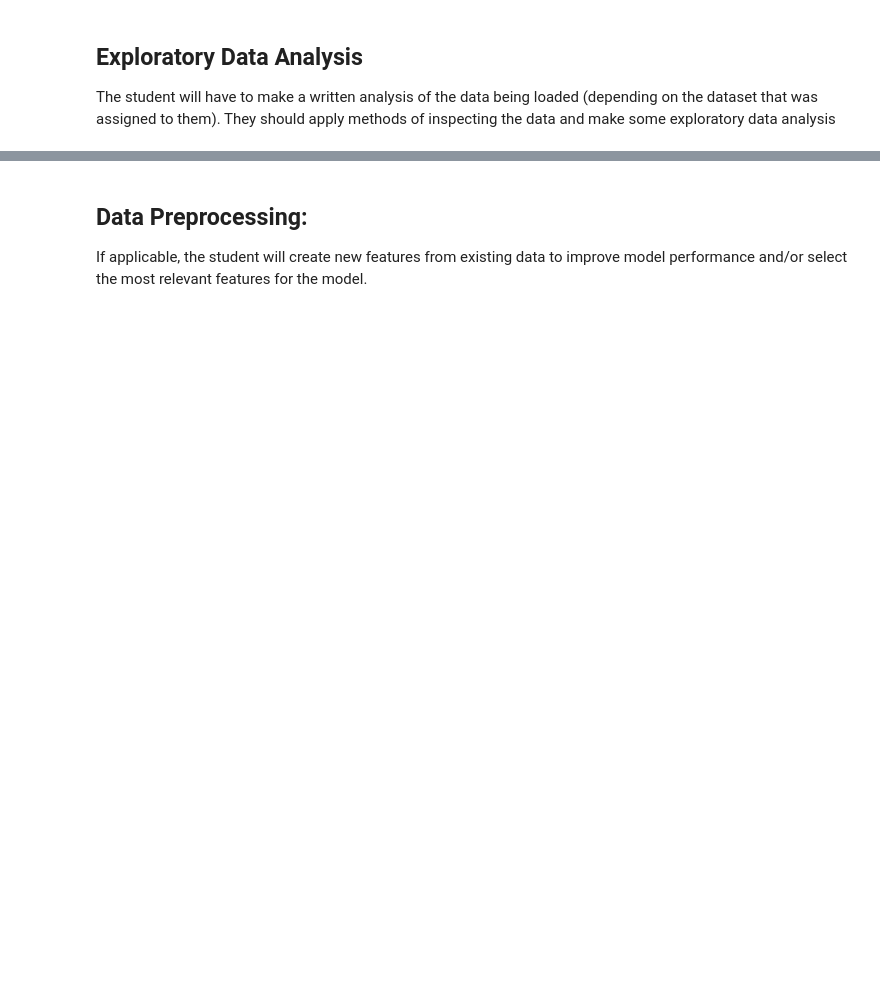
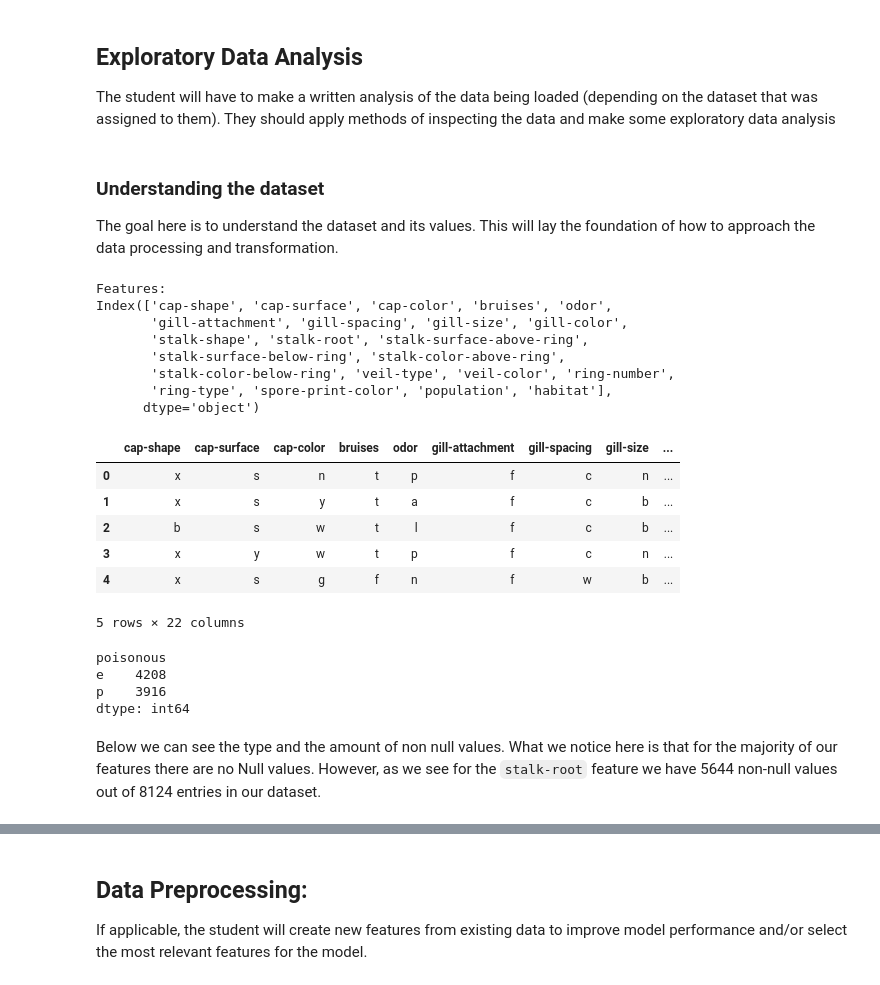
Before and after one commit to Tietgen-ITU/applied-artificial-intelligence, a Jupyter notebook: exam/assignment-01/First_assignment_dataset_3.ipynb, the cells around one changed output, grey strips where cells are left out. Cells and saved outputs as stored; diff of their text form; code cells hidden in the pictures; blank space fills up the shorter version.

```diff
--- a/exam/assignment-01/First_assignment_dataset_3.ipynb
+++ b/exam/assignment-01/First_assignment_dataset_3.ipynb
@@ -32,3 +54,37 @@ print(mushrooms.variables)
 ## **Exploratory Data Analysis**
 
 The student will have to make a written analysis of the data being loaded (depending on the dataset that was assigned to them). They should apply methods of inspecting the data and make some exploratory data analysis
+# %% [markdown]
+### Understanding the dataset
+
+The goal here is to understand the dataset and its values. This will lay the foundation of how to approach the data processing and transformation.
+# %%
+print("Features:")
+print(X.columns)
+X.head()
+# %% [output]
+Features:
+Index(['cap-shape', 'cap-surface', 'cap-color', 'bruises', 'odor',
+       'gill-attachment', 'gill-spacing', 'gill-size', 'gill-color',
+       'stalk-shape', 'stalk-root', 'stalk-surface-above-ring',
+       'stalk-surface-below-ring', 'stalk-color-above-ring',
+       'stalk-color-below-ring', 'veil-type', 'veil-color', 'ring-number',
+       'ring-type', 'spore-print-color', 'population', 'habitat'],
+      dtype='object')
+|  | cap-shape | cap-surface | cap-color | bruises | odor | gill-attachment | gill-spacing | gill-size | ... |
+| 0 | x | s | n | t | p | f | c | n | ... |
+| 1 | x | s | y | t | a | f | c | b | ... |
+| 2 | b | s | w | t | l | f | c | b | ... |
+| 3 | x | y | w | t | p | f | c | n | ... |
+| 4 | x | s | g | f | n | f | w | b | ... |
+5 rows × 22 columns
+# %%
+
+y.groupby('poisonous').size()
+# %% [output]
+poisonous
+e    4208
+p    3916
+dtype: int64
+# %% [markdown]
+Below we can see the type and the amount of non null values. What we notice here is that for the majority of our features there are no Null values. However, as we see for the `stalk-root` feature we have 5644 non-null values out of 8124 entries in our dataset.
```
Also changed, not shown: parts of 16 cells of this notebook.
